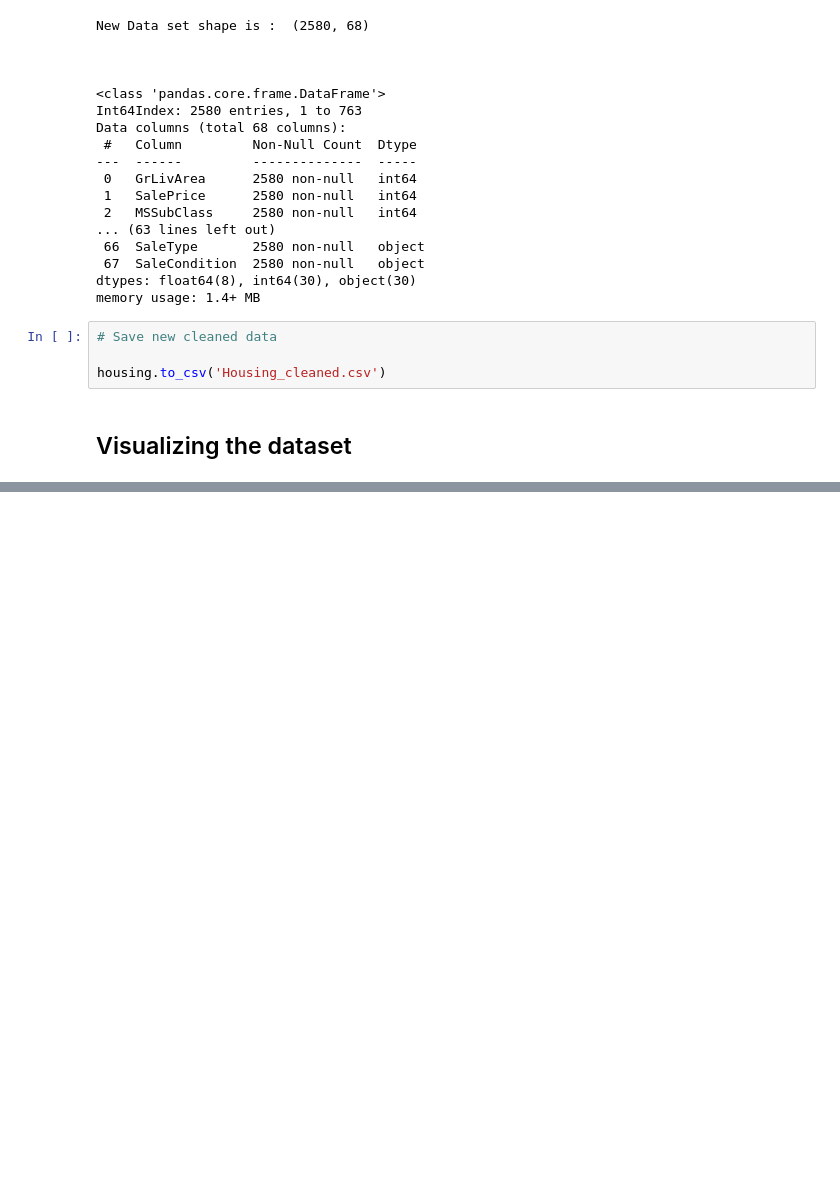
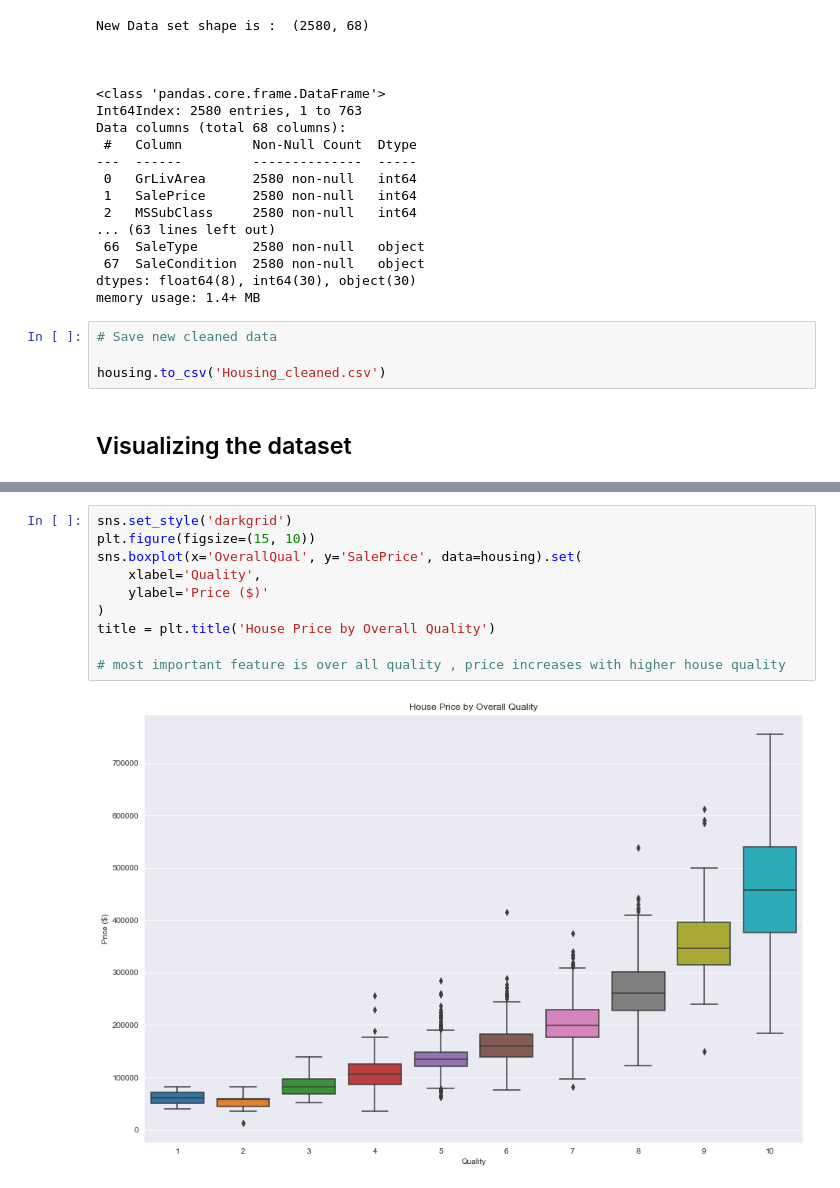
Before and after one commit to moutasam/Housing-Prices-ML, a Jupyter notebook: HousePricing.ipynb, the cells around one changed output, grey strips where cells are left out. Cells and saved outputs as stored; diff of their text form; blank space fills up the shorter version.

```diff
--- a/HousePricing.ipynb
+++ b/HousePricing.ipynb
@@ -258,0 +291,12 @@ housing.to_csv('Housing_cleaned.csv')
+# %%
+sns.set_style('darkgrid')
+plt.figure(figsize=(15, 10))
+sns.boxplot(x='OverallQual', y='SalePrice', data=housing).set(
+    xlabel='Quality',
+    ylabel='Price ($)'
+)
+title = plt.title('House Price by Overall Quality')
+
+# most important feature is over all quality , price increases with higher house quality
+# %% [output]
+[figure, added]
```
Also changed, not shown: parts of 4 cells of this notebook.
